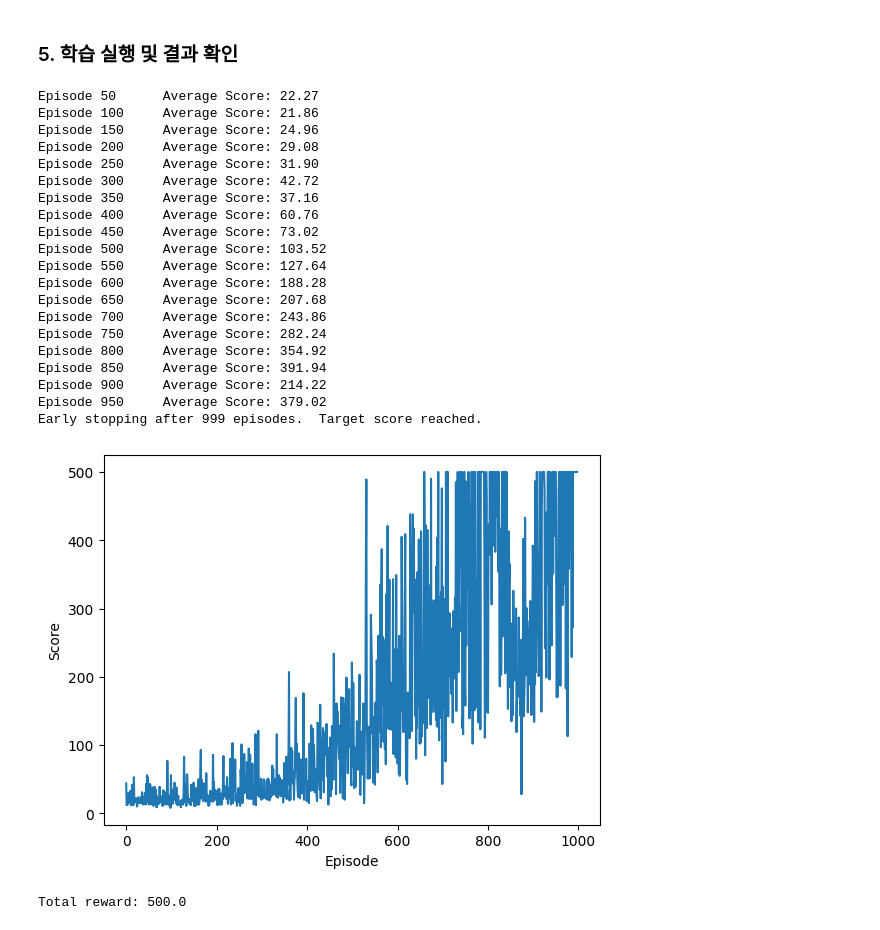
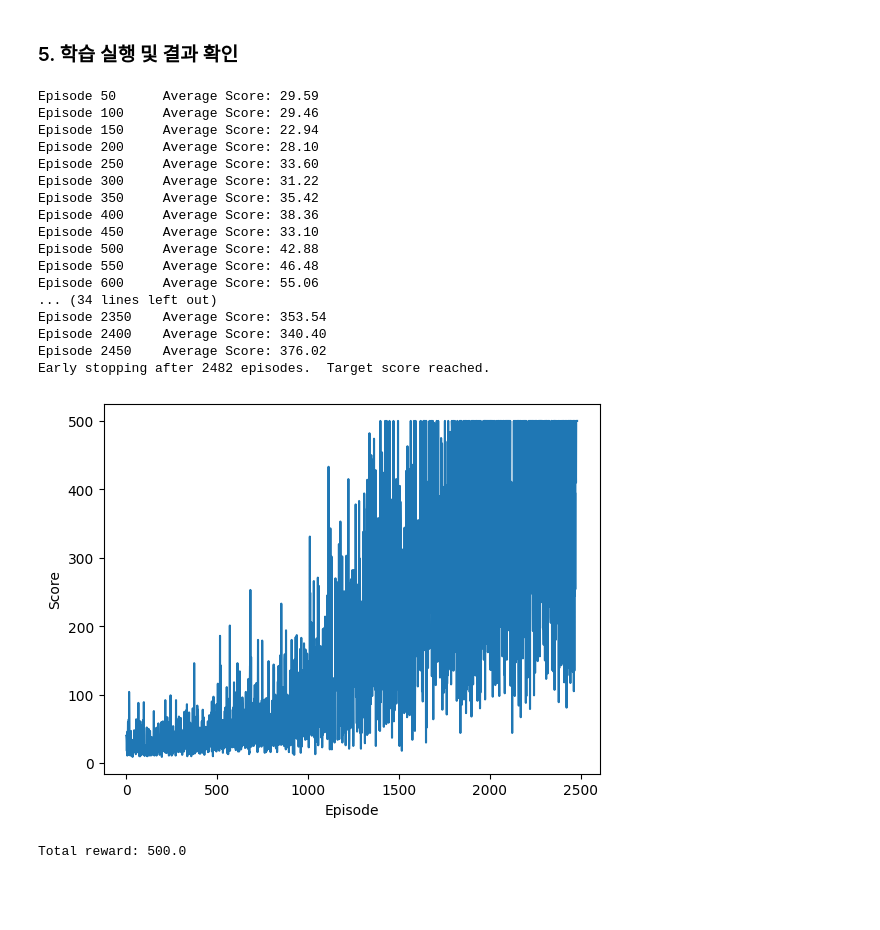
Before and after one commit to chorok-daddy/courses, a Jupyter notebook: RL/RL_W7.ipynb, the cells around one changed output. Saved outputs shown, nothing was run; the diff lists cells and outputs as text; code cells hidden in the pictures; blank space fills up the shorter version.

```diff
--- a/RL/RL_W7.ipynb
+++ b/RL/RL_W7.ipynb
@@ -142,7 +141,7 @@ from IPython.display import Image, display
 *  `early_stopping_patience`: 조기 종료 patience (얼마나 기다릴지)
 * `target_score`: 목표 점수 (이 점수 넘으면 학습 성공)
 # %%
-learning_rate = 0.001
+learning_rate = 0.0003
 gamma = 0.99
 n_episodes = 3000  # 최대 에피소드 수
 print_interval = 50 # 중간 결과 출력 주기
@@ -183,11 +182,9 @@ class Policy(nn.Module):
 # %%
 def train(env, policy, optimizer, n_episodes, gamma, print_interval, early_stopping_patience, target_score):
     scores = []
-    best_avg_score = -np.inf # 최고 평균 점수 초기화
-    consecutive_successes = 0 # 연속으로 target_score를 넘긴 횟수
 
     for i_episode in range(1, n_episodes + 1):
-        state = env.reset()
+        state, _ = env.reset()
         if isinstance(state, tuple):
             state = state[0]  # gym 버전 호환
         state = torch.from_numpy(state).float()
@@ -201,10 +198,11 @@ def train(env, policy, optimizer, n_episodes, gamma, print_interval, early_stopp
             m = Categorical(probs)
             action = m.sample()
             log_prob = m.log_prob(action)
-            next_state, reward, done, _ = env.step(action.item())
+            next_state, reward, terminated, truncated, _ = env.step(action.item())
             rewards.append(reward)
             log_probs.append(log_prob)
             state = torch.from_numpy(next_state).float()
+            done = terminated or truncated
 
         # Return 계산
         R = 0
@@ -237,39 +235,36 @@ def train(env, policy, optimizer, n_episodes, gamma, print_interval, early_stopp
 # %% [markdown]
 ### 5. 학습 실행 및 결과 확인
 # %%
-env = gym.make('CartPole-v1')
+env = gym.make('CartPole-v1', render_mode = 'rgb_array')
 state_size = env.observation_space.shape[0]
 action_size = env.action_space.n
 
 policy = Policy(state_size, action_size)
 optimizer = optim.Adam(policy.parameters(), lr=learning_rate)
 
 scores = train(env, policy, optimizer, n_episodes, gamma, print_interval, early_stopping_patience, target_score)
 
 plt.plot(scores)
 plt.xlabel("Episode")
 plt.ylabel("Score")
 plt.show()
 # %% [output]
-Episode 50      Average Score: 22.27
-Episode 100     Average Score: 21.86
-Episode 150     Average Score: 24.96
-Episode 200     Average Score: 29.08
-Episode 250     Average Score: 31.90
-Episode 300     Average Score: 42.72
-Episode 350     Average Score: 37.16
-Episode 400     Average Score: 60.76
-Episode 450     Average Score: 73.02
-Episode 500     Average Score: 103.52
-Episode 550     Average Score: 127.64
-Episode 600     Average Score: 188.28
-Episode 650     Average Score: 207.68
-Episode 700     Average Score: 243.86
-Episode 750     Average Score: 282.24
-Episode 800     Average Score: 354.92
-Episode 850     Average Score: 391.94
-Episode 900     Average Score: 214.22
-Episode 950     Average Score: 379.02
-Early stopping after 999 episodes.  Target score reached.
+Episode 50      Average Score: 29.59
+Episode 100     Average Score: 29.46
+Episode 150     Average Score: 22.94
+Episode 200     Average Score: 28.10
+Episode 250     Average Score: 33.60
+Episode 300     Average Score: 31.22
+Episode 350     Average Score: 35.42
+Episode 400     Average Score: 38.36
+Episode 450     Average Score: 33.10
+Episode 500     Average Score: 42.88
+Episode 550     Average Score: 46.48
+Episode 600     Average Score: 55.06
+... (34 lines left out)
+Episode 2350    Average Score: 353.54
+Episode 2400    Average Score: 340.40
+Episode 2450    Average Score: 376.02
+Early stopping after 2482 episodes.  Target score reached.
-[figure, old version]
+[figure, new version]
 # %%
```
Also changed, not shown: parts of 2 cells of this notebook, 13 other files.
